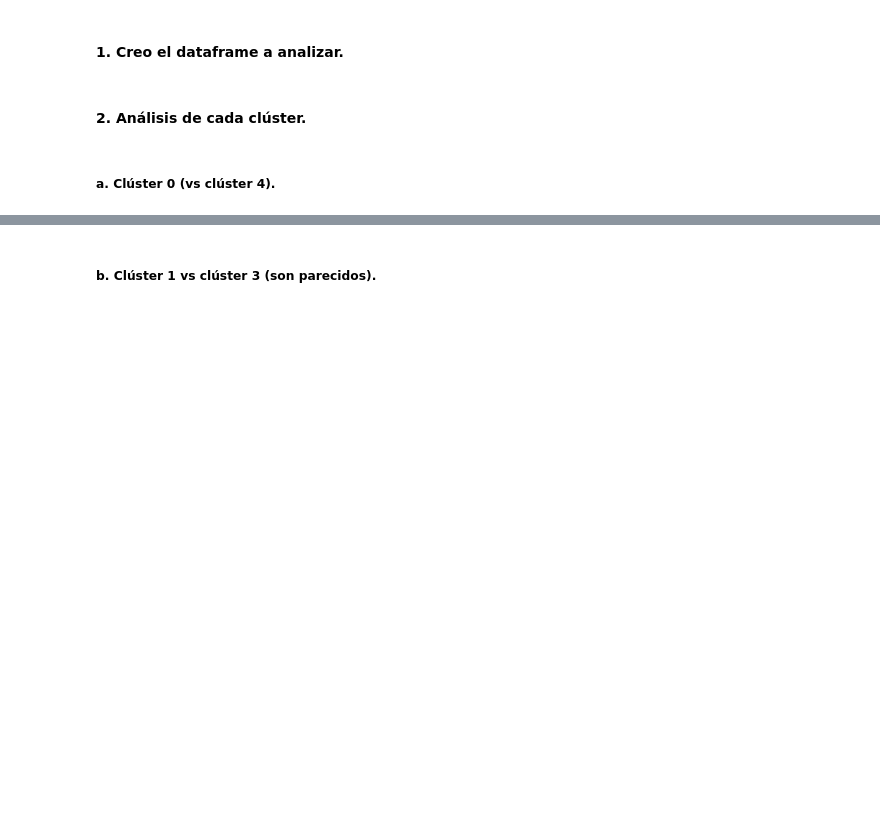
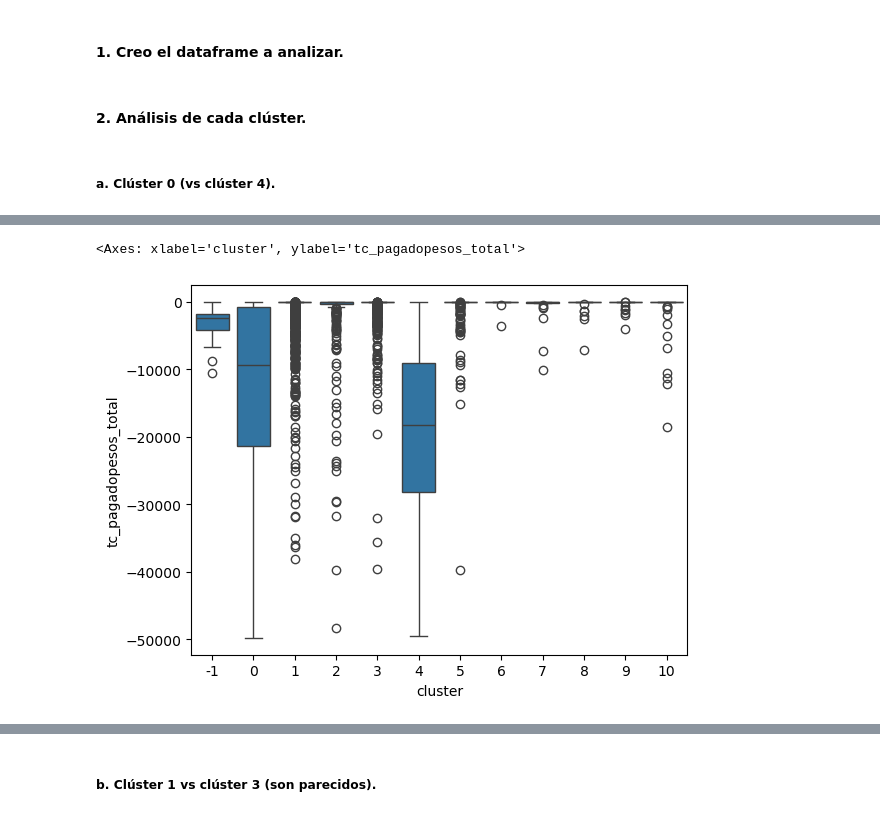
Before and after one commit to IanLink95/dmeyf2024, a Jupyter notebook: src/monday/z502_Segmentacion.ipynb, the cells around one changed output, grey strips where cells are left out. Drawn from its saved outputs; the diff is of its cells as text; code cells hidden in the pictures; blank space fills up the shorter version.

```diff
--- a/src/monday/z502_Segmentacion.ipynb
+++ b/src/monday/z502_Segmentacion.ipynb
@@ -275,0 +411,10 @@ descriptivo_cluster[4]
+# %%
+#tc_pagadopesos_total
+lower_bound = df_analizar['tc_pagadopesos_total'].quantile(0.10)
+upper_bound = df_analizar['tc_pagadopesos_total'].quantile(0.90)
+
+filtered_data = df_analizar[(df_analizar['tc_pagadopesos_total'] >= lower_bound) & (df_analizar['tc_pagadopesos_total'] <= upper_bound)]
+sns.boxplot(x='cluster', y='tc_pagadopesos_total', data=filtered_data)
+# %% [output]
+<Axes: xlabel='cluster', ylabel='tc_pagadopesos_total'>
+[figure, added]
```
Also changed, not shown: parts of 43 cells of this notebook, 2 other files.
